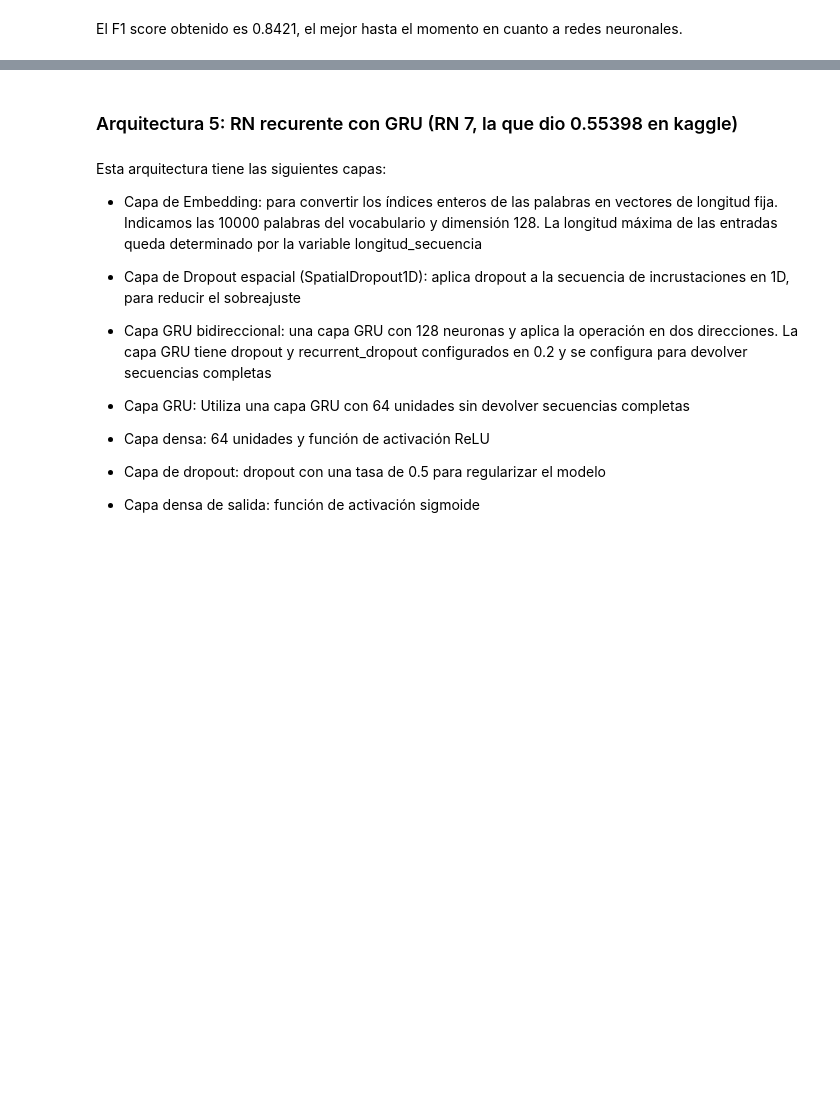
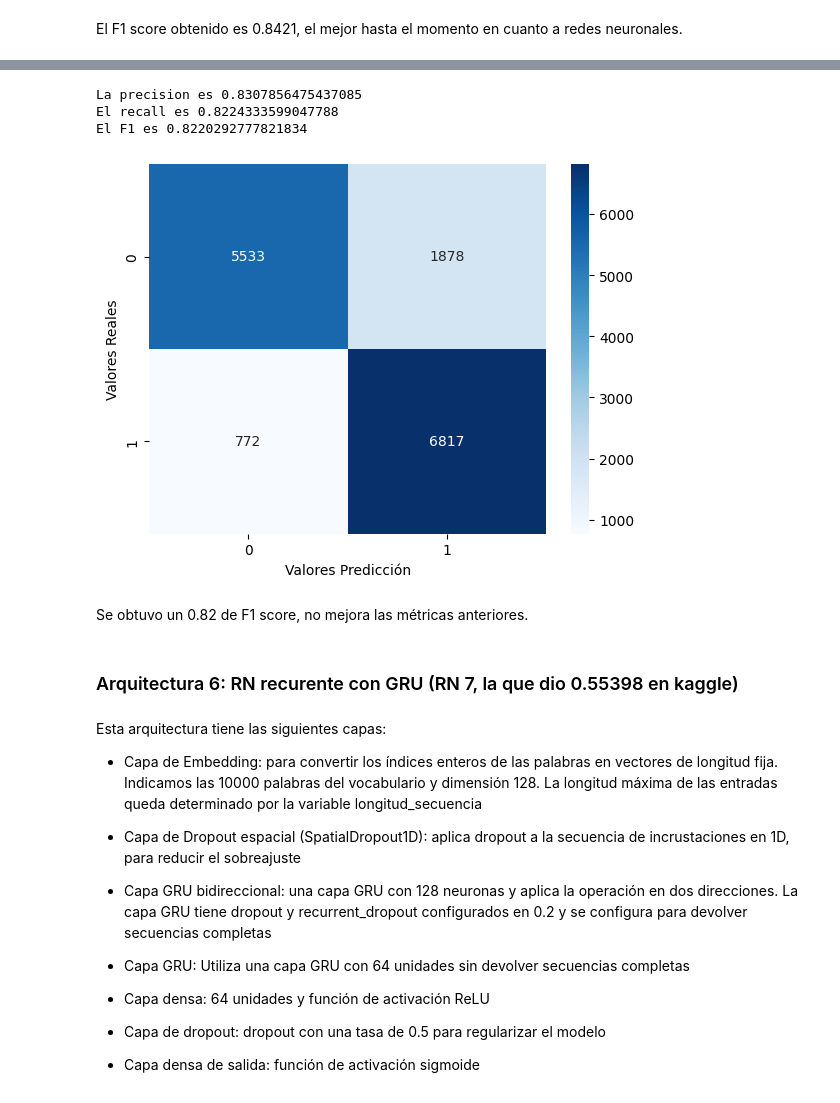
Before and after one commit to mrinkspot/Data-Science-and-Machine-Learning-Projects, a Jupyter notebook: TP2/7506R_TP2_GRUPO20_ENTREGA_N1.ipynb, the cells around one changed output, grey strips where cells are left out. Drawn from its saved outputs; the diff is of its cells as text; code cells hidden in the pictures; blank space fills up the shorter version.

```diff
--- a/TP2/7506R_TP2_GRUPO20_ENTREGA_N1.ipynb
+++ b/TP2/7506R_TP2_GRUPO20_ENTREGA_N1.ipynb
@@ -1388,0 +1405,21 @@ El F1 score obtenido es 0.8421, el mejor hasta el momento en cuanto a redes neur
+# %%
+from tensorflow.keras.models import Sequential
+from tensorflow.keras.layers import Embedding, Conv1D, GlobalMaxPooling1D, Dense, Dropout
+
+# Definir el modelo
+modelo = Sequential()
+modelo.add(Embedding(10000, 128, input_length=longitud_secuencia))
+modelo.add(Conv1D(128, 5, activation='relu'))
+modelo.add(GlobalMaxPooling1D())
+modelo.add(Dense(64, activation='relu'))
+modelo.add(Dropout(0.5))
+modelo.add(Dense(1, activation='sigmoid'))
+
+# Compilar el modelo
+modelo.compile(loss='binary_crossentropy', optimizer='adam', metrics=[get_f1])
+# %%
+# Utilize EarlyStopping to stop training if there's no improvement in F1 metric
+early_stopping = tf.keras.callbacks.EarlyStopping(monitor='val_get_f1', patience=3, mode='max', restore_best_weights=True)
+
+# Train the model (replace X_train, y_train_encoded, X_test, y_test_encoded with your actual data)
+modelo.fit(X_train, y_train_encoded, epochs=25, batch_size=32, validation_data=(X_test, y_test_encoded), callbacks=[early_stopping])
@@ -1388,0 +1436,6 @@ El F1 score obtenido es 0.8421, el mejor hasta el momento en cuanto a redes neur
+# %%
+y_pred_norm_encoded = modelo.predict(X_test)
+y_pred_encoded = np.where(y_pred_norm_encoded > 0.45, 1, 0)
+y_pred = encoder.inverse_transform(y_pred_encoded)
+mostrar_metricas(y_test, y_pred)
+# %% [output]
@@ -1389,5 +1444,11 @@ El F1 score obtenido es 0.8421, el mejor hasta el momento en cuanto a redes neur
+La precision es 0.8307856475437085
+El recall es 0.8224333599047788
+El F1 es 0.8220292777821834
+[figure, added]
+# %% [markdown]
+Se obtuvo un 0.82 de F1 score, no mejora las métricas anteriores.
 # %% [markdown]
-### Arquitectura 5: RN recurente con GRU (RN 7, la que dio 0.55398 en kaggle)
+### Arquitectura 6: RN recurente con GRU (RN 7, la que dio 0.55398 en kaggle)
 # %% [markdown]
 Esta arquitectura tiene las siguientes capas:
 
```
Also changed, not shown: parts of 11 cells of this notebook, 1 other file.
